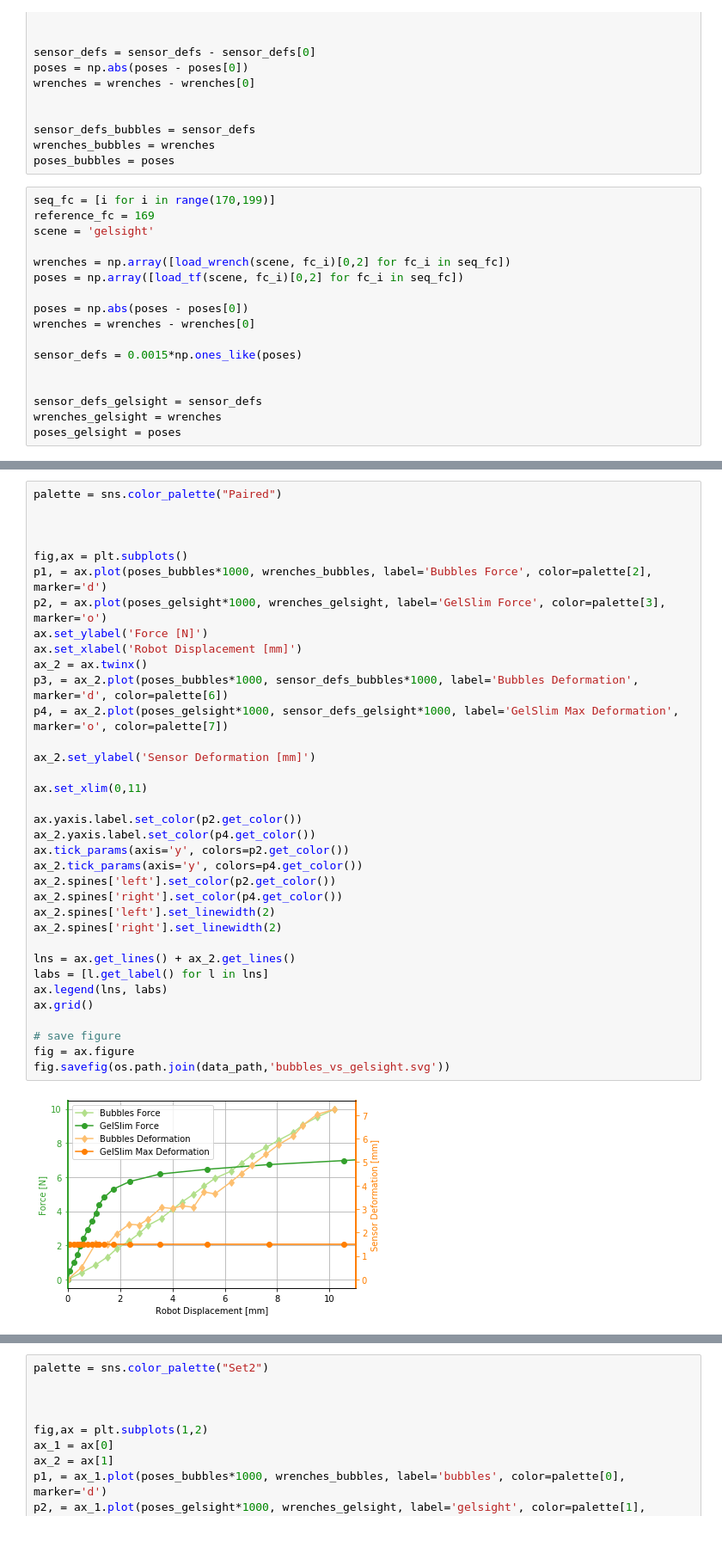
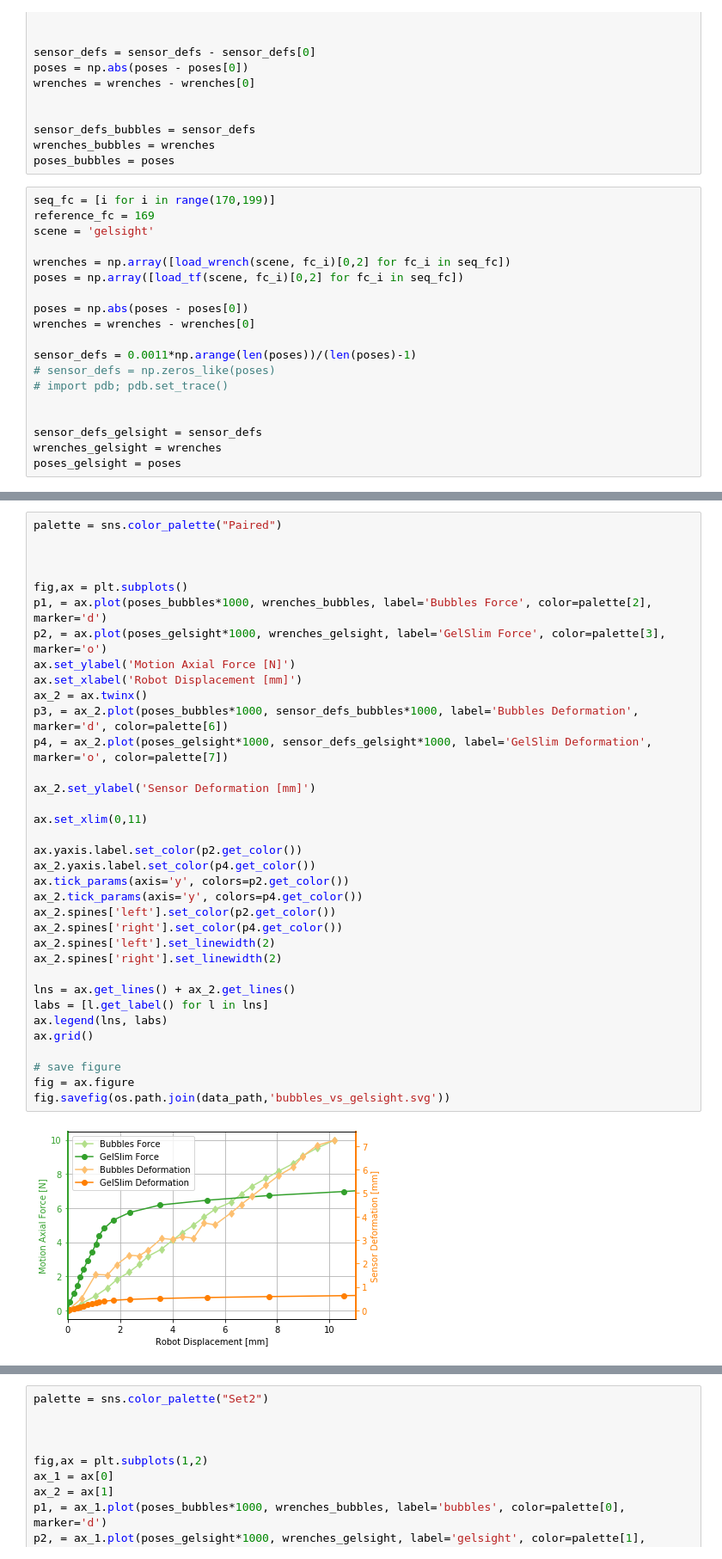
Before and after one commit to MMintLab/BubbleControl, a Jupyter notebook: notebooks/bubbles_vs_gelsight.ipynb, the cells around one changed output, grey strips where cells are left out. Shown at 86% size. Cells and saved outputs as stored; diff of their text form.

```diff
--- a/notebooks/bubbles_vs_gelsight.ipynb
+++ b/notebooks/bubbles_vs_gelsight.ipynb
@@ -470,7 +470,9 @@ poses = np.array([load_tf(scene, fc_i)[0,2] for fc_i in seq_fc])
 poses = np.abs(poses - poses[0])
 wrenches = wrenches - wrenches[0]
 
-sensor_defs = 0.0015*np.ones_like(poses)
+sensor_defs = 0.0011*np.arange(len(poses))/(len(poses)-1)
+# sensor_defs = np.zeros_like(poses)
+# import pdb; pdb.set_trace()
 
 
 sensor_defs_gelsight = sensor_defs
@@ -483,33 +504,33 @@ palette = sns.color_palette("Paired")
 
 fig,ax = plt.subplots()
 p1, = ax.plot(poses_bubbles*1000, wrenches_bubbles, label='Bubbles Force', color=palette[2], marker='d')
 p2, = ax.plot(poses_gelsight*1000, wrenches_gelsight, label='GelSlim Force', color=palette[3], marker='o')
-ax.set_ylabel('Force [N]')
+ax.set_ylabel('Motion Axial Force [N]')
 ax.set_xlabel('Robot Displacement [mm]')
 ax_2 = ax.twinx()
 p3, = ax_2.plot(poses_bubbles*1000, sensor_defs_bubbles*1000, label='Bubbles Deformation', marker='d', color=palette[6])
-p4, = ax_2.plot(poses_gelsight*1000, sensor_defs_gelsight*1000, label='GelSlim Max Deformation', marker='o', color=palette[7])
+p4, = ax_2.plot(poses_gelsight*1000, sensor_defs_gelsight*1000, label='GelSlim Deformation', marker='o', color=palette[7])
 
 ax_2.set_ylabel('Sensor Deformation [mm]')
 
 ax.set_xlim(0,11)
 
 ax.yaxis.label.set_color(p2.get_color())
 ax_2.yaxis.label.set_color(p4.get_color())
 ax.tick_params(axis='y', colors=p2.get_color())
 ax_2.tick_params(axis='y', colors=p4.get_color())
 ax_2.spines['left'].set_color(p2.get_color())
 ax_2.spines['right'].set_color(p4.get_color())
 ax_2.spines['left'].set_linewidth(2)
 ax_2.spines['right'].set_linewidth(2)
 
 lns = ax.get_lines() + ax_2.get_lines()
 labs = [l.get_label() for l in lns]
 ax.legend(lns, labs)
 ax.grid()
 
 # save figure
 fig = ax.figure
 fig.savefig(os.path.join(data_path,'bubbles_vs_gelsight.svg'))
 # %% [output]
-[figure, old version]
+[figure, new version]
```
Also changed, not shown: parts of 7 cells of this notebook.
